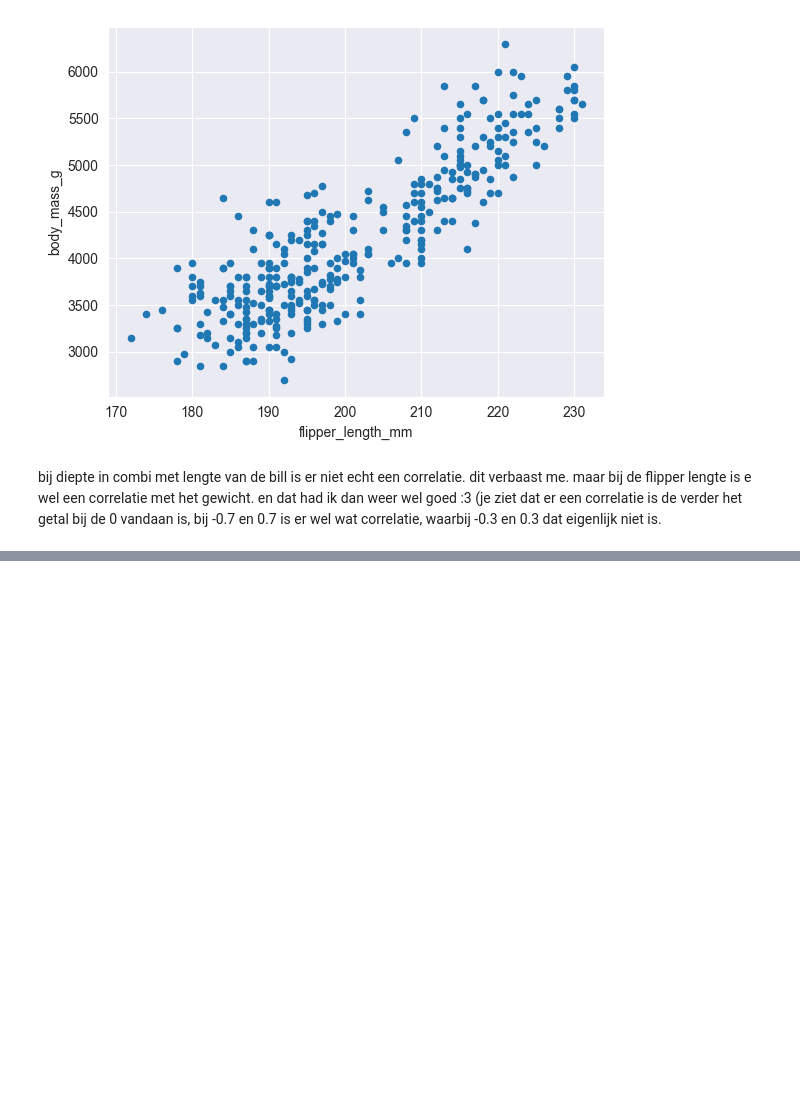
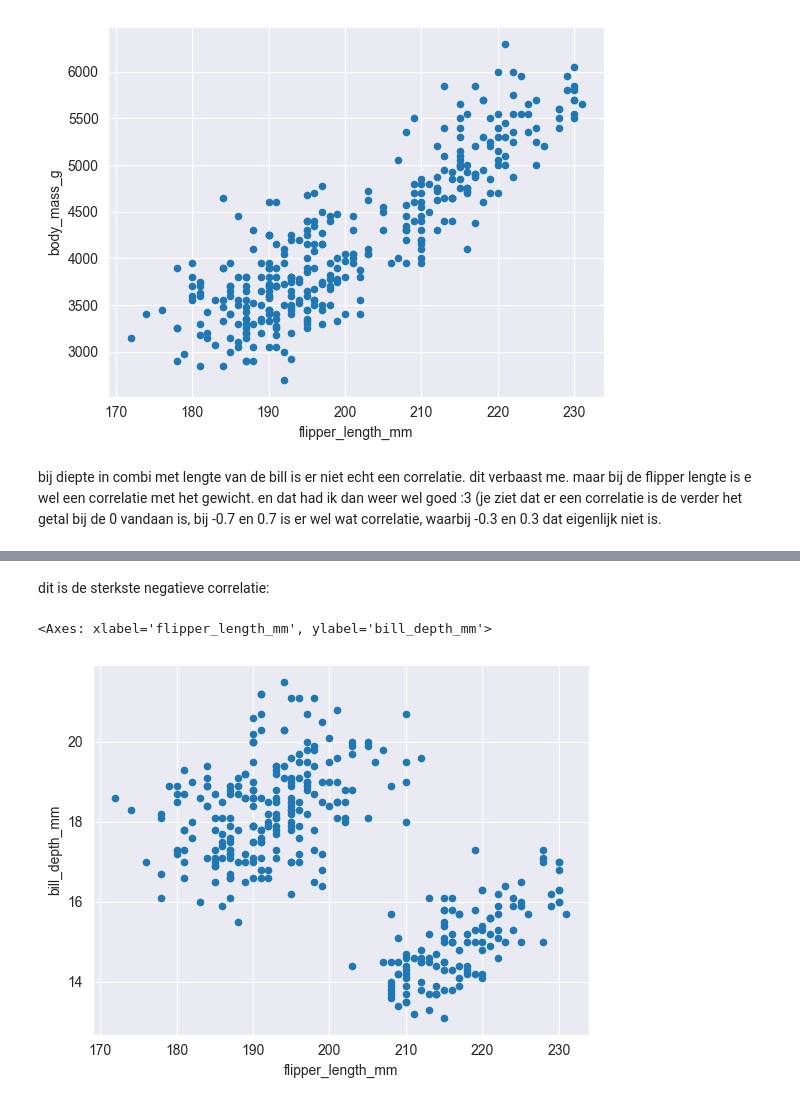
Before and after one commit to oldmartijntje/avans1.4-portfolio, a Jupyter notebook: assignment 9.ipynb, the cells around one changed output, grey strips where cells are left out. Drawn from its saved outputs; the diff is of its cells as text; code cells hidden in the pictures; blank space fills up the shorter version.

```diff
--- a/assignment 9.ipynb
+++ b/assignment 9.ipynb
@@ -59,0 +69,7 @@ maar bij de flipper lengte is e wel een correlatie met het gewicht. en dat had i
+# %% [markdown]
+dit is de sterkste negatieve correlatie:
+# %%
+penguins.plot(kind='scatter', x='flipper_length_mm', y='bill_depth_mm')
+# %% [output]
+<Axes: xlabel='flipper_length_mm', ylabel='bill_depth_mm'>
+[figure, added]
```
Also changed, not shown: parts of 5 cells of this notebook.
